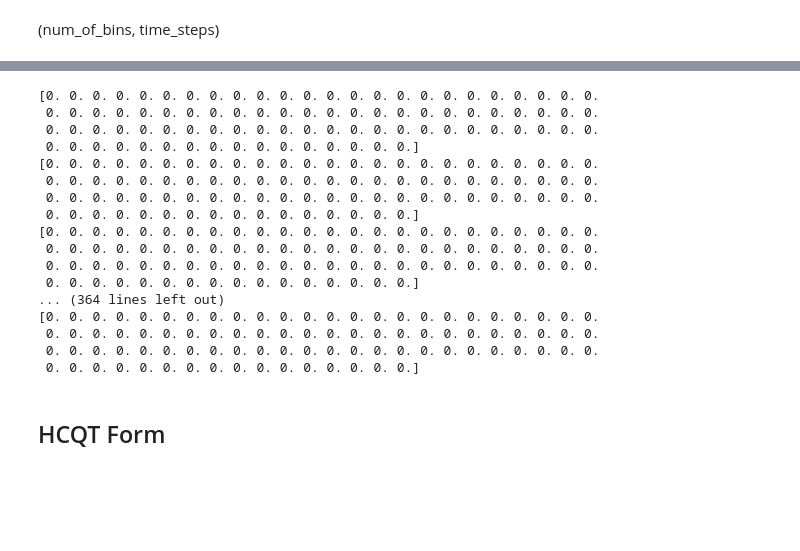
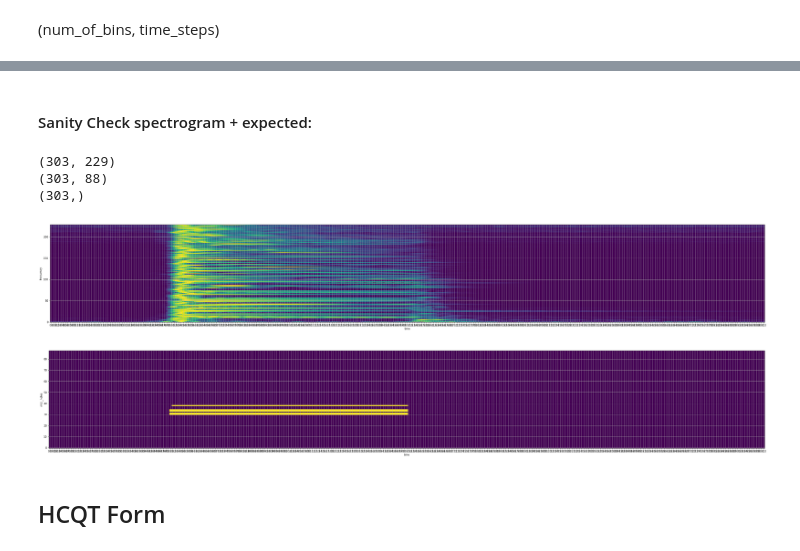
Before and after one commit to ju1es/superduperthesis, a Jupyter notebook: src/notebooks/Preprocess MAPS Datapoint.ipynb, the cells around one changed output, grey strips where cells are left out. Cells and saved outputs as stored; diff of their text form; code cells hidden in the pictures; blank space fills up the shorter version.

```diff
--- a/src/notebooks/Preprocess MAPS Datapoint.ipynb
+++ b/src/notebooks/Preprocess MAPS Datapoint.ipynb
@@ -165,6 +162,3 @@ For each column in transform
   - Use associative .txt to check which pitches are on or off.
   - Output ground truth array with which notes are on or off
     - i.e. [0, 1, 0 , 0 , 0...]
-# %%
-stfttri = np.abs(stfttri)
-stfttri.num_bins
@@ -205,6 +180,2 @@ array([[0, 0],
 # %% [markdown]
 (num_of_bins, time_steps)
-# %%
-# axis=0 performs action on each column
-stfttri /= np.max(stfttri,axis=0)
-stfttri
@@ -236,26 +190,15 @@ midi = pm.PrettyMIDI(MIDI_DATAPOINT)
 # %%
 expectedOutput = midi.get_piano_roll(fs=44100, times=times)[21:108+1].T
 expectedOutput[expectedOutput > 0] = 1
-# %%
-for e in expectedOutput:
-    print e
-# %% [output]
-[0. 0. 0. 0. 0. 0. 0. 0. 0. 0. 0. 0. 0. 0. 0. 0. 0. 0. 0. 0. 0. 0. 0. 0.
- 0. 0. 0. 0. 0. 0. 0. 0. 0. 0. 0. 0. 0. 0. 0. 0. 0. 0. 0. 0. 0. 0. 0. 0.
- 0. 0. 0. 0. 0. 0. 0. 0. 0. 0. 0. 0. 0. 0. 0. 0. 0. 0. 0. 0. 0. 0. 0. 0.
- 0. 0. 0. 0. 0. 0. 0. 0. 0. 0. 0. 0. 0. 0. 0. 0.]
-[0. 0. 0. 0. 0. 0. 0. 0. 0. 0. 0. 0. 0. 0. 0. 0. 0. 0. 0. 0. 0. 0. 0. 0.
- 0. 0. 0. 0. 0. 0. 0. 0. 0. 0. 0. 0. 0. 0. 0. 0. 0. 0. 0. 0. 0. 0. 0. 0.
- 0. 0. 0. 0. 0. 0. 0. 0. 0. 0. 0. 0. 0. 0. 0. 0. 0. 0. 0. 0. 0. 0. 0. 0.
- 0. 0. 0. 0. 0. 0. 0. 0. 0. 0. 0. 0. 0. 0. 0. 0.]
-[0. 0. 0. 0. 0. 0. 0. 0. 0. 0. 0. 0. 0. 0. 0. 0. 0. 0. 0. 0. 0. 0. 0. 0.
- 0. 0. 0. 0. 0. 0. 0. 0. 0. 0. 0. 0. 0. 0. 0. 0. 0. 0. 0. 0. 0. 0. 0. 0.
- 0. 0. 0. 0. 0. 0. 0. 0. 0. 0. 0. 0. 0. 0. 0. 0. 0. 0. 0. 0. 0. 0. 0. 0.
- 0. 0. 0. 0. 0. 0. 0. 0. 0. 0. 0. 0. 0. 0. 0. 0.]
-... (364 lines left out)
-[0. 0. 0. 0. 0. 0. 0. 0. 0. 0. 0. 0. 0. 0. 0. 0. 0. 0. 0. 0. 0. 0. 0. 0.
- 0. 0. 0. 0. 0. 0. 0. 0. 0. 0. 0. 0. 0. 0. 0. 0. 0. 0. 0. 0. 0. 0. 0. 0.
- 0. 0. 0. 0. 0. 0. 0. 0. 0. 0. 0. 0. 0. 0. 0. 0. 0. 0. 0. 0. 0. 0. 0. 0.
- 0. 0. 0. 0. 0. 0. 0. 0. 0. 0. 0. 0. 0. 0. 0. 0.]
 # %%
 expectedOutput[expectedOutput > 0] = 1
+# %% [markdown]
+#### Sanity Check spectrogram + expected:
+# %%
+print stfttri.shape
+print expectedOutput.shape
+print times.shape
+# %% [output]
+(303, 229)
+(303, 88)
+(303,)
@@ -262,3 +207,28 @@ expectedOutput[expectedOutput > 0] = 1
+# %%
+length = 50
+time_locs = range(stfttri.shape[0])
+
+fig = plt.figure(figsize=(length,7))
+plt.grid()
+plt.imshow(stfttri.T ,aspect='auto')
+plt.gca().invert_yaxis()
+fig.axes[0].set_xlabel('time')
+fig.axes[0].set_ylabel('frequency')
+plt.xticks(time_locs, times)
+# plt.savefig('spect.png')
+plt.show()
+fig = plt.figure(figsize=(length,7))
+plt.grid()
+plt.imshow(expectedOutput.T ,aspect='auto')
+plt.gca().invert_yaxis()
+fig.axes[0].set_xlabel('time')
+fig.axes[0].set_ylabel('midi_notes')
+plt.xticks(time_locs, times)
+# plt.savefig('ground.png')
+plt.show()
+# %% [output]
+[figure, added]
+[figure, added]
 # %% [markdown]
 ## HCQT Form
 # %%
```
Also changed, not shown: parts of 14 cells of this notebook, 7 other files.
